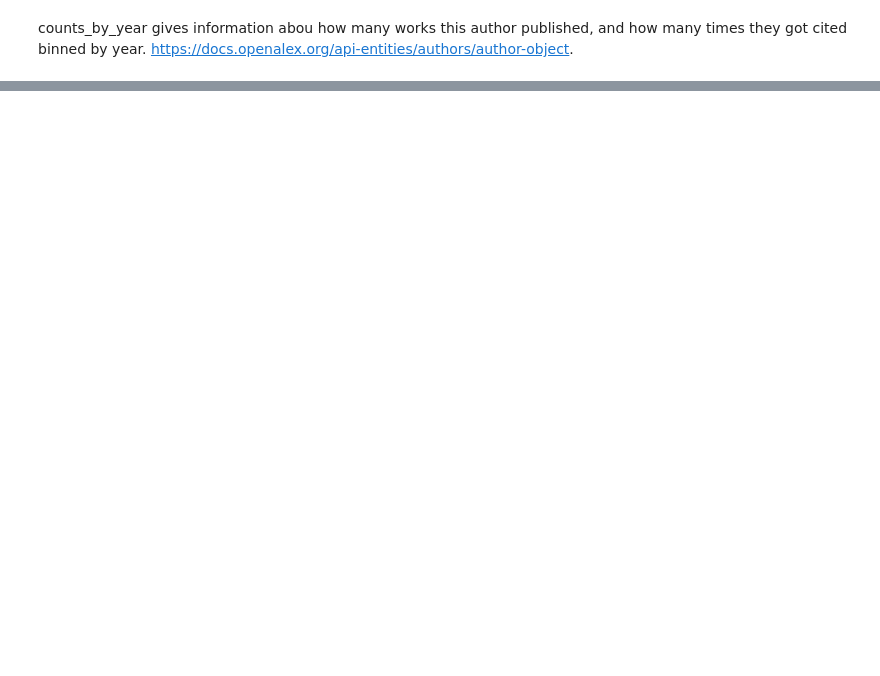
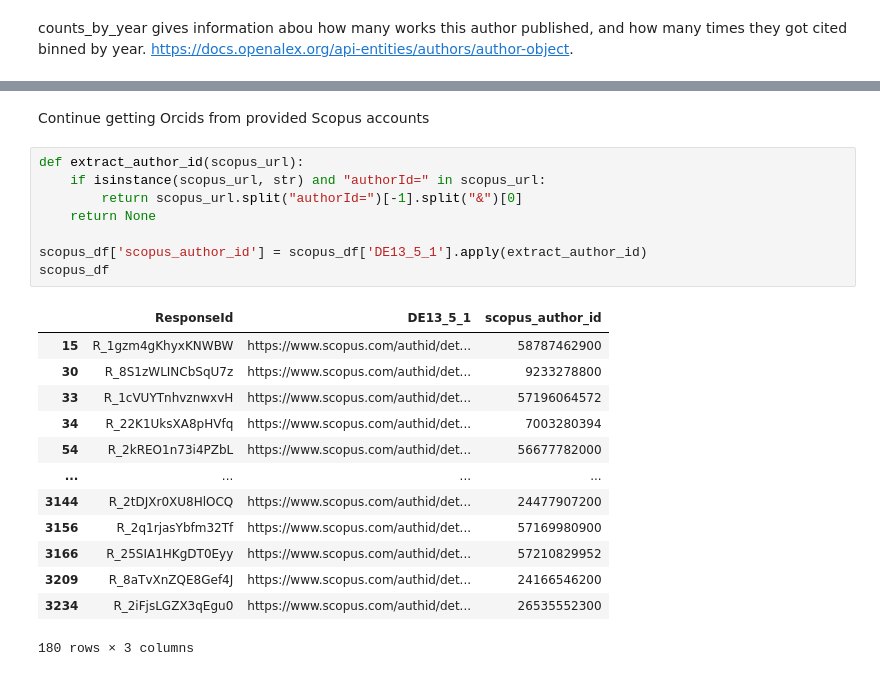
Before and after one commit to Ppandda/parenthood, a Jupyter notebook: parenthood_europe/notebooks/getting_temporal_data.ipynb, the cells around one changed output, grey strips where cells are left out. Drawn from its saved outputs; the diff is of its cells as text; blank space fills up the shorter version.

```diff
--- a/parenthood_europe/notebooks/getting_temporal_data.ipynb
+++ b/parenthood_europe/notebooks/getting_temporal_data.ipynb
@@ -552,0 +677,24 @@ df_final['dominant_subfield'] = df_final['topic_share'].apply(get_dominant_subfi
+# %% [markdown]
+Continue getting Orcids from provided Scopus accounts
+# %%
+def extract_author_id(scopus_url):
+    if isinstance(scopus_url, str) and "authorId=" in scopus_url:
+        return scopus_url.split("authorId=")[-1].split("&")[0]
+    return None
+
+scopus_df['scopus_author_id'] = scopus_df['DE13_5_1'].apply(extract_author_id)
+scopus_df
+# %% [output]
+|  | ResponseId | DE13_5_1 | scopus_author_id |
+| 15 | R_1gzm4gKhyxKNWBW | https://www.scopus.com/authid/det... | 58787462900 |
+| 30 | R_8S1zWLINCbSqU7z | https://www.scopus.com/authid/det... | 9233278800 |
+| 33 | R_1cVUYTnhvznwxvH | https://www.scopus.com/authid/det... | 57196064572 |
+| 34 | R_22K1UksXA8pHVfq | https://www.scopus.com/authid/det... | 7003280394 |
+| 54 | R_2kREO1n73i4PZbL | https://www.scopus.com/authid/det... | 56677782000 |
+| ... | ... | ... | ... |
+| 3144 | R_2tDJXr0XU8HlOCQ | https://www.scopus.com/authid/det... | 24477907200 |
+| 3156 | R_2q1rjasYbfm32Tf | https://www.scopus.com/authid/det... | 57169980900 |
+| 3166 | R_25SIA1HKgDT0Eyy | https://www.scopus.com/authid/det... | 57210829952 |
+| 3209 | R_8aTvXnZQE8Gef4J | https://www.scopus.com/authid/det... | 24166546200 |
+| 3234 | R_2iFjsLGZX3qEgu0 | https://www.scopus.com/authid/det... | 26535552300 |
+180 rows × 3 columns
```
Also changed, not shown: parts of 29 cells of this notebook.
